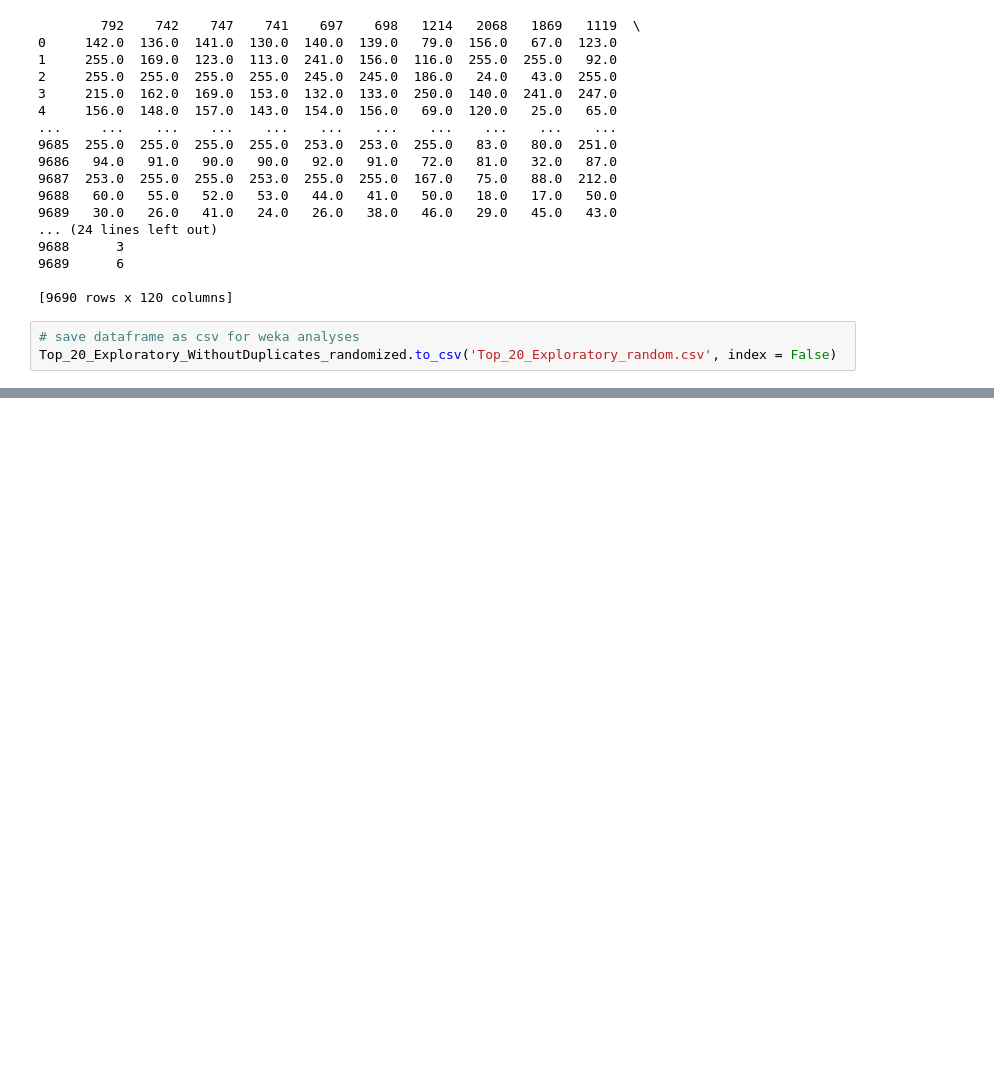
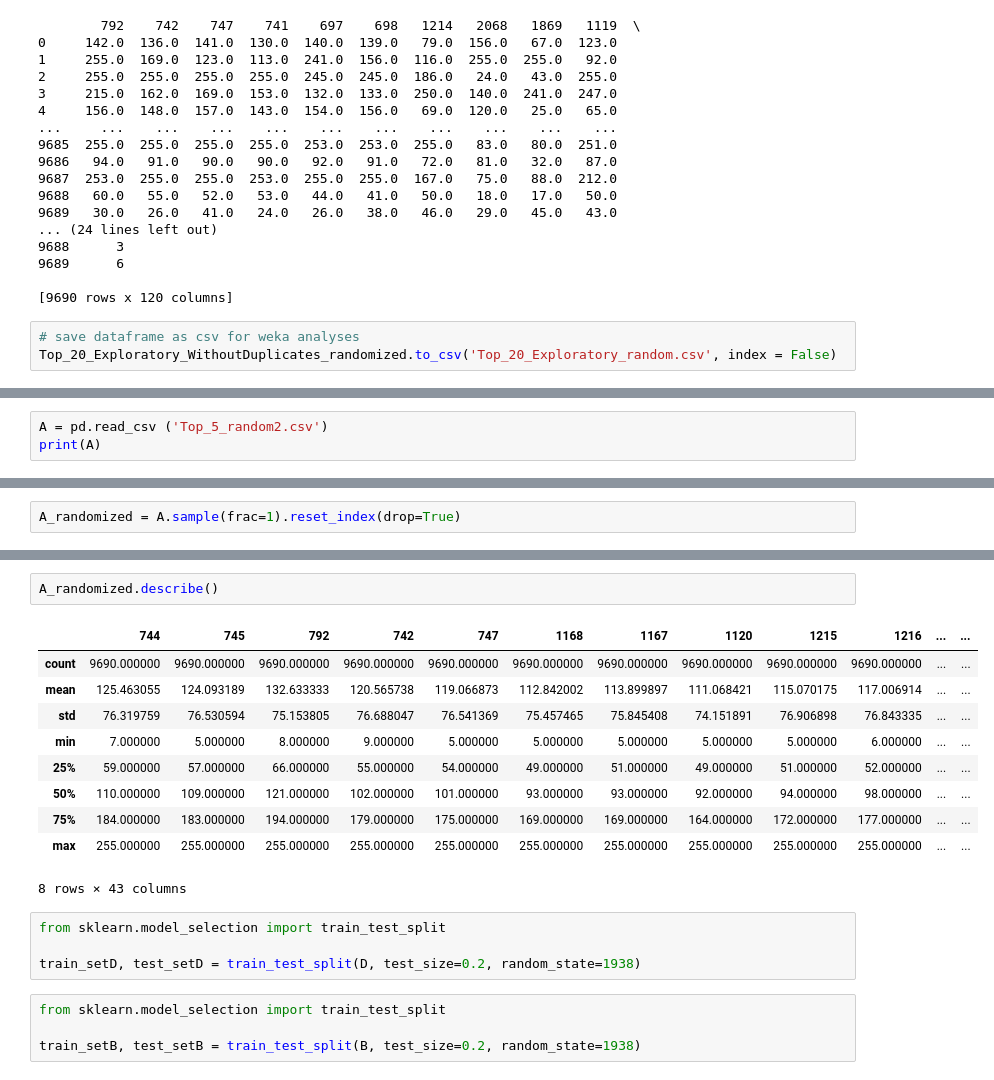
Before and after one commit to RachPatel/Data-Mining-Machine-Learning-CW1-Team-20, a Jupyter notebook: Data Exploration.ipynb, the cells around one changed output, grey strips where cells are left out. Drawn from its saved outputs; the diff is of its cells as text; blank space fills up the shorter version.

```diff
--- a/Data Exploration.ipynb
+++ b/Data Exploration.ipynb
@@ -905,0 +970,3 @@ Top_20_Exploratory_WithoutDuplicates_randomized.to_csv('Top_20_Exploratory_rando
+# %%
+A = pd.read_csv ('Top_5_random2.csv')
+print(A)
@@ -905,0 +1033,2 @@ Top_20_Exploratory_WithoutDuplicates_randomized.to_csv('Top_20_Exploratory_rando
+# %%
+A_randomized = A.sample(frac=1).reset_index(drop=True)
@@ -905,0 +1134,21 @@ Top_20_Exploratory_WithoutDuplicates_randomized.to_csv('Top_20_Exploratory_rando
+# %%
+A_randomized.describe()
+# %% [output]
+|  | 744 | 745 | 792 | 742 | 747 | 1168 | 1167 | 1120 | 1215 | 1216 | ... | ... |
+| count | 9690.000000 | 9690.000000 | 9690.000000 | 9690.000000 | 9690.000000 | 9690.000000 | 9690.000000 | 9690.000000 | 9690.000000 | 9690.000000 | ... | ... |
+| mean | 125.463055 | 124.093189 | 132.633333 | 120.565738 | 119.066873 | 112.842002 | 113.899897 | 111.068421 | 115.070175 | 117.006914 | ... | ... |
+| std | 76.319759 | 76.530594 | 75.153805 | 76.688047 | 76.541369 | 75.457465 | 75.845408 | 74.151891 | 76.906898 | 76.843335 | ... | ... |
+| min | 7.000000 | 5.000000 | 8.000000 | 9.000000 | 5.000000 | 5.000000 | 5.000000 | 5.000000 | 5.000000 | 6.000000 | ... | ... |
+| 25% | 59.000000 | 57.000000 | 66.000000 | 55.000000 | 54.000000 | 49.000000 | 51.000000 | 49.000000 | 51.000000 | 52.000000 | ... | ... |
+| 50% | 110.000000 | 109.000000 | 121.000000 | 102.000000 | 101.000000 | 93.000000 | 93.000000 | 92.000000 | 94.000000 | 98.000000 | ... | ... |
+| 75% | 184.000000 | 183.000000 | 194.000000 | 179.000000 | 175.000000 | 169.000000 | 169.000000 | 164.000000 | 172.000000 | 177.000000 | ... | ... |
+| max | 255.000000 | 255.000000 | 255.000000 | 255.000000 | 255.000000 | 255.000000 | 255.000000 | 255.000000 | 255.000000 | 255.000000 | ... | ... |
+8 rows × 43 columns
+# %%
+from sklearn.model_selection import train_test_split
+
+train_setD, test_setD = train_test_split(D, test_size=0.2, random_state=1938)
+# %%
+from sklearn.model_selection import train_test_split
+
+train_setB, test_setB = train_test_split(B, test_size=0.2, random_state=1938)
```
Also changed, not shown: parts of 66 cells of this notebook.
